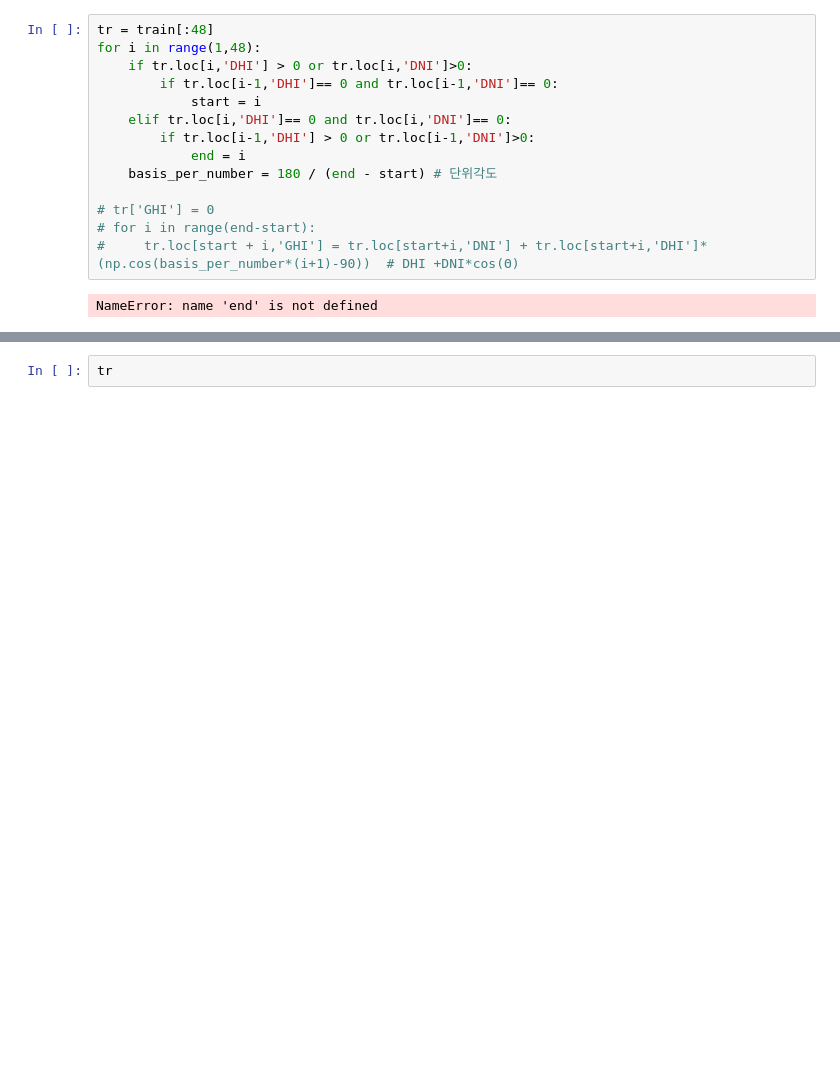
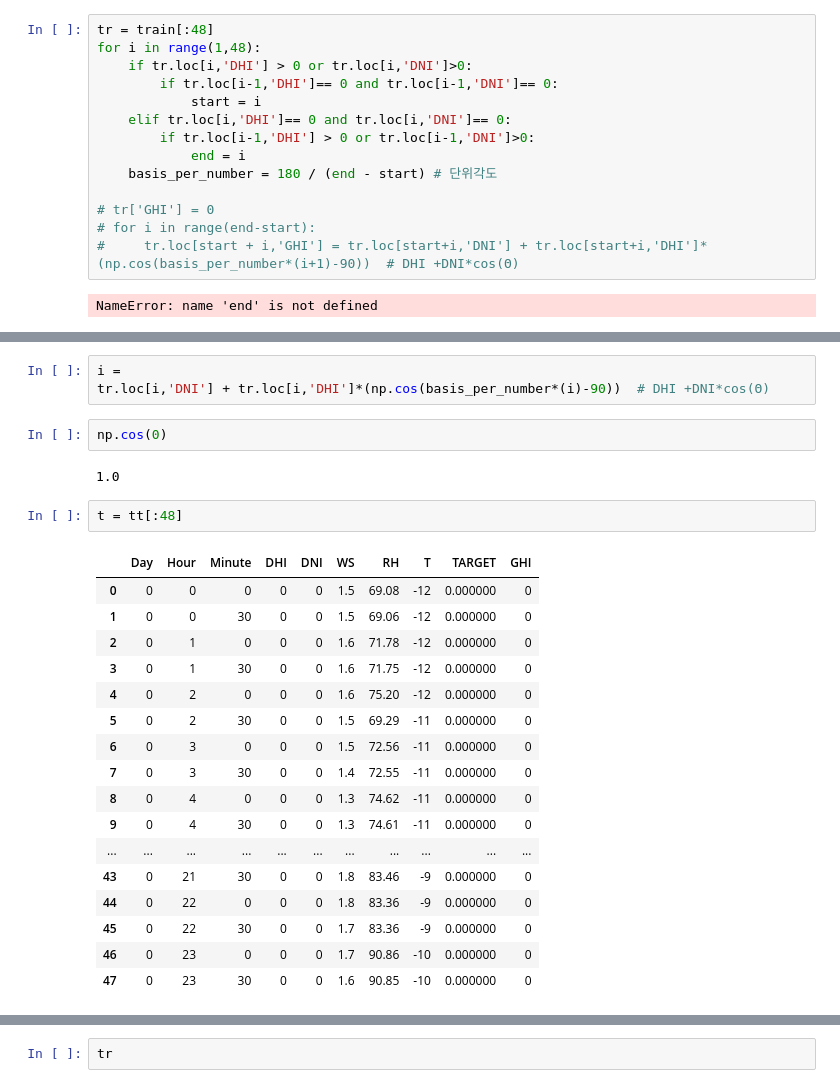
Before and after one commit to gon2gon2/first, a Jupyter notebook: solar/[탐색중][베이스라인]_LGBM 을 사용한 태양광 발전량 예측 (수정된 버전).ipynb, the cells around one changed output, grey strips where cells are left out. Drawn from its saved outputs; the diff is of its cells as text; blank space fills up the shorter version.

```diff
--- a/solar/[탐색중][베이스라인]_LGBM 을 사용한 태양광 발전량 예측 (수정된 버전).ipynb
+++ b/solar/[탐색중][베이스라인]_LGBM 을 사용한 태양광 발전량 예측 (수정된 버전).ipynb
@@ -185,0 +98,27 @@ def cal_ghi(df):
+# %%
+i =
+tr.loc[i,'DNI'] + tr.loc[i,'DHI']*(np.cos(basis_per_number*(i)-90))  # DHI +DNI*cos(Θ)
+# %%
+np.cos(0)
+# %% [output]
+1.0
+# %%
+t = tt[:48]
+# %% [output]
+|  | Day | Hour | Minute | DHI | DNI | WS | RH | T | TARGET | GHI |
+| 0 | 0 | 0 | 0 | 0 | 0 | 1.5 | 69.08 | -12 | 0.000000 | 0 |
+| 1 | 0 | 0 | 30 | 0 | 0 | 1.5 | 69.06 | -12 | 0.000000 | 0 |
+| 2 | 0 | 1 | 0 | 0 | 0 | 1.6 | 71.78 | -12 | 0.000000 | 0 |
+| 3 | 0 | 1 | 30 | 0 | 0 | 1.6 | 71.75 | -12 | 0.000000 | 0 |
+| 4 | 0 | 2 | 0 | 0 | 0 | 1.6 | 75.20 | -12 | 0.000000 | 0 |
+| 5 | 0 | 2 | 30 | 0 | 0 | 1.5 | 69.29 | -11 | 0.000000 | 0 |
+| 6 | 0 | 3 | 0 | 0 | 0 | 1.5 | 72.56 | -11 | 0.000000 | 0 |
+| 7 | 0 | 3 | 30 | 0 | 0 | 1.4 | 72.55 | -11 | 0.000000 | 0 |
+| 8 | 0 | 4 | 0 | 0 | 0 | 1.3 | 74.62 | -11 | 0.000000 | 0 |
+| 9 | 0 | 4 | 30 | 0 | 0 | 1.3 | 74.61 | -11 | 0.000000 | 0 |
+| ... | ... | ... | ... | ... | ... | ... | ... | ... | ... | ... |
+| 43 | 0 | 21 | 30 | 0 | 0 | 1.8 | 83.46 | -9 | 0.000000 | 0 |
+| 44 | 0 | 22 | 0 | 0 | 0 | 1.8 | 83.36 | -9 | 0.000000 | 0 |
+| 45 | 0 | 22 | 30 | 0 | 0 | 1.7 | 83.36 | -9 | 0.000000 | 0 |
+| 46 | 0 | 23 | 0 | 0 | 0 | 1.7 | 90.86 | -10 | 0.000000 | 0 |
+| 47 | 0 | 23 | 30 | 0 | 0 | 1.6 | 90.85 | -10 | 0.000000 | 0 |
```
Also changed, not shown: parts of 12 cells of this notebook, 6 other files.
